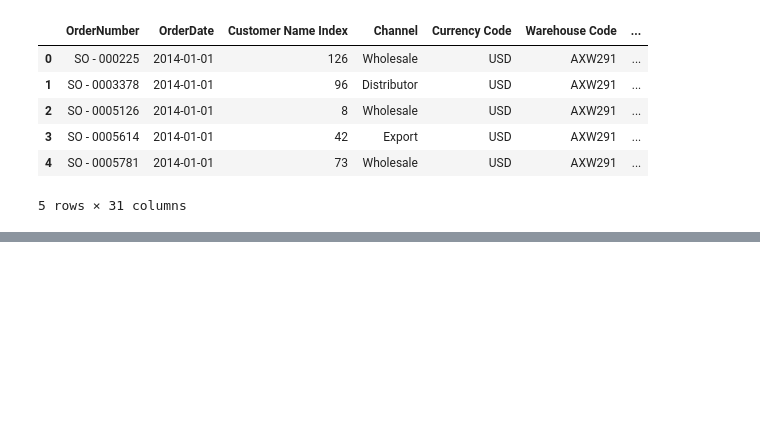
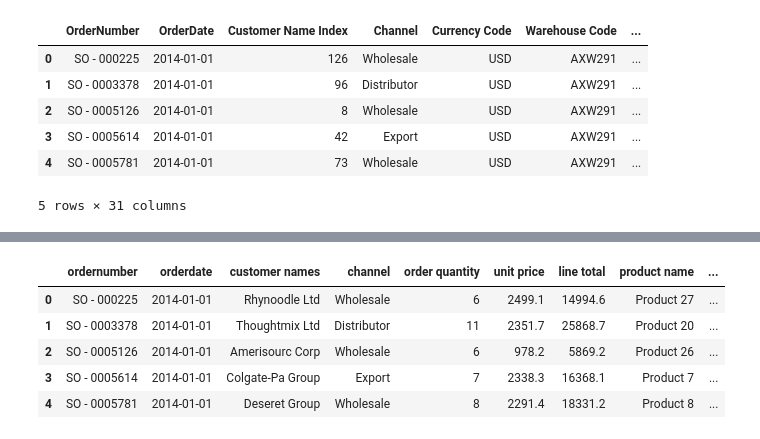
Before and after one commit to Madaranga/flipkart-regional-sales-analysis, a Jupyter notebook: FlipKarttt_Regional_Sales_Analysis.ipynb, the cells around one changed output, grey strips where cells are left out. Cells and saved outputs as stored; diff of their text form; code cells hidden in the pictures; blank space fills up the shorter version.

Commit message:
Convert all columns to lowercase and keep only important columns.

```diff
--- a/FlipKarttt_Regional_Sales_Analysis.ipynb
+++ b/FlipKarttt_Regional_Sales_Analysis.ipynb
@@ -245,6 +248,13 @@ df = df.merge(
     left_on='state_code',
     right_on='State Code'
 )
+# %%
+# merge with Budgets
+df = df.merge(
+    df_budgets,
+    how='left',
+    on='Product Name'
+)
 # %%
 df.head(5)
 # %% [output]
@@ -278,0 +289,5 @@ df.head(5)
+# %%
+#Convert all columns to lowe case for consistency and easier access
+df.columns = df.columns.str.lower()
+
+df.columns.values
@@ -278,0 +303,32 @@ df.head(5)
+# %%
+#KEEP THE IMPORTANT COLUMNS AND DELETE THE THAT WE DON'T NEED
+
+cols_to_keep = [
+    'ordernumber',
+    'orderdate',
+    'customer names',
+    'channel',
+    'order quantity',
+    'unit price',
+    'line total',
+    'product name',
+    'total unit cost',
+    'state_code',
+    'county',
+    'region',
+    'state',
+    'latitude',
+    'longitude',
+    '2017 budgets'
+]
+# %%
+df = df[cols_to_keep]
+# %%
+df.head(5)
+# %% [output]
+|  | ordernumber | orderdate | customer names | channel | order quantity | unit price | line total | product name | ... |
+| 0 | SO - 000225 | 2014-01-01 | Rhynoodle Ltd | Wholesale | 6 | 2499.1 | 14994.6 | Product 27 | ... |
+| 1 | SO - 0003378 | 2014-01-01 | Thoughtmix Ltd | Distributor | 11 | 2351.7 | 25868.7 | Product 20 | ... |
+| 2 | SO - 0005126 | 2014-01-01 | Amerisourc Corp | Wholesale | 6 | 978.2 | 5869.2 | Product 26 | ... |
+| 3 | SO - 0005614 | 2014-01-01 | Colgate-Pa Group | Export | 7 | 2338.3 | 16368.1 | Product 7 | ... |
+| 4 | SO - 0005781 | 2014-01-01 | Deseret Group | Wholesale | 8 | 2291.4 | 18331.2 | Product 8 | ... |
```
Also changed, not shown: parts of 6 cells of this notebook.
